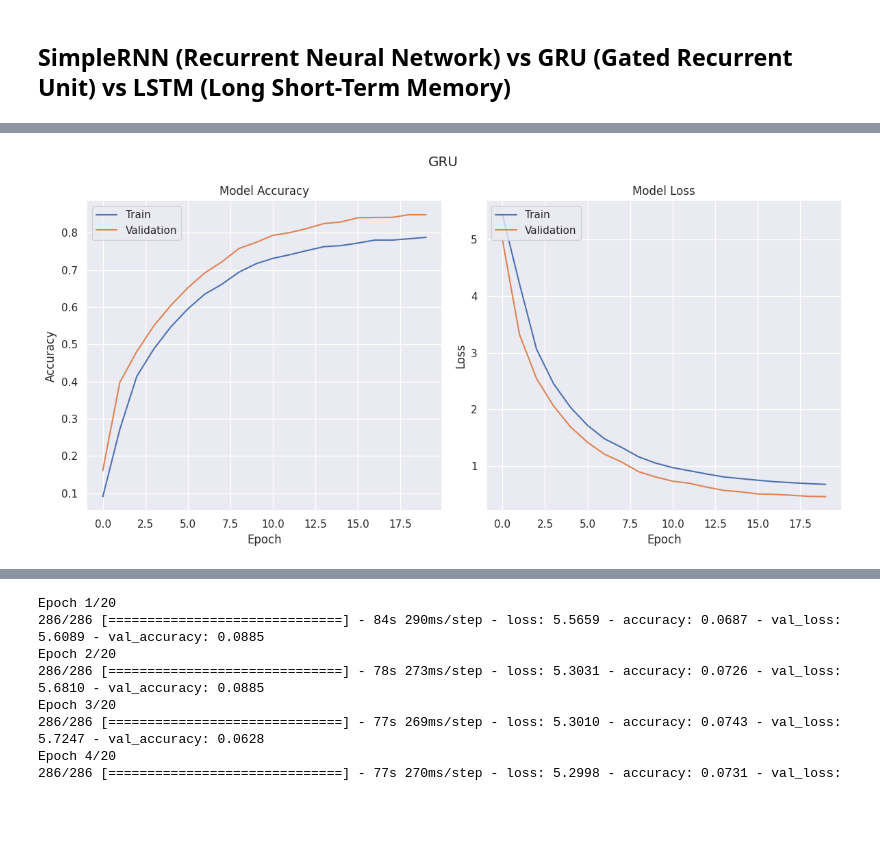
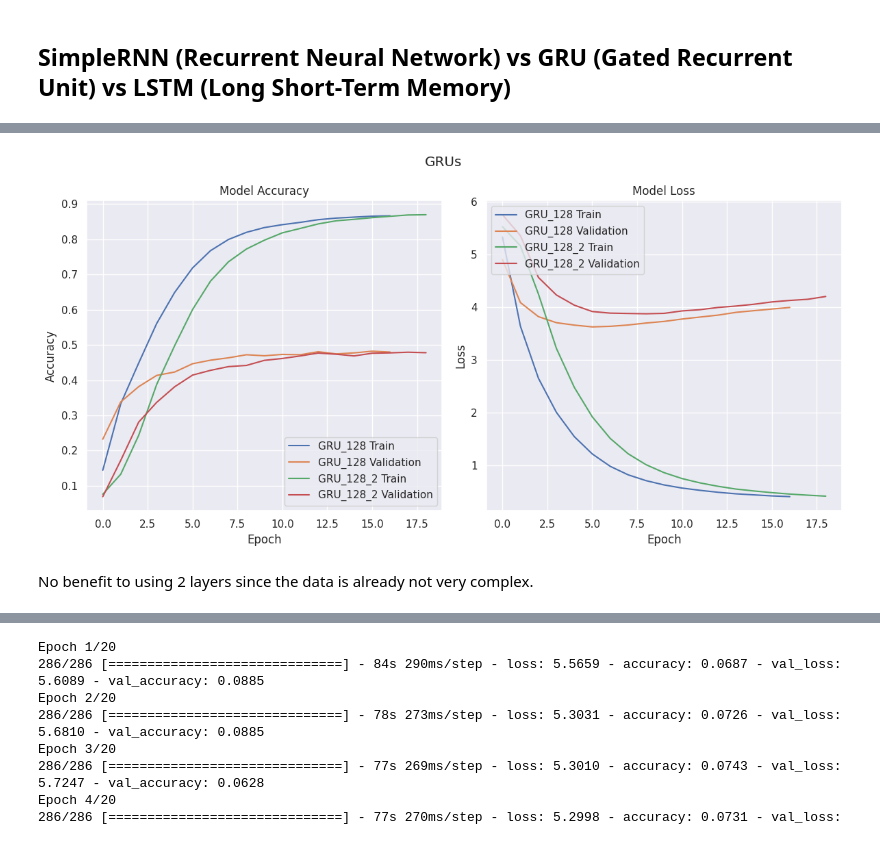
Before and after one commit to glennwuwu/next-word-predictor-rnn, a Jupyter notebook: RNN.ipynb, the cells around one changed output, grey strips where cells are left out. Saved outputs shown, nothing was run; the diff lists cells and outputs as text; code cells hidden in the pictures; blank space fills up the shorter version.

```diff
--- a/RNN.ipynb
+++ b/RNN.ipynb
@@ -755,4 +959,6 @@ Accuracy: 0.44
 # %%
-plot_history(history, "GRU")
+plot_history(more_RNNs, "GRUs")
 # %% [output]
-[figure, old version]
+[figure, new version]
+# %% [markdown]
+No benefit to using 2 layers since the data is already not very complex.
```
Also changed, not shown: parts of 47 cells of this notebook.
